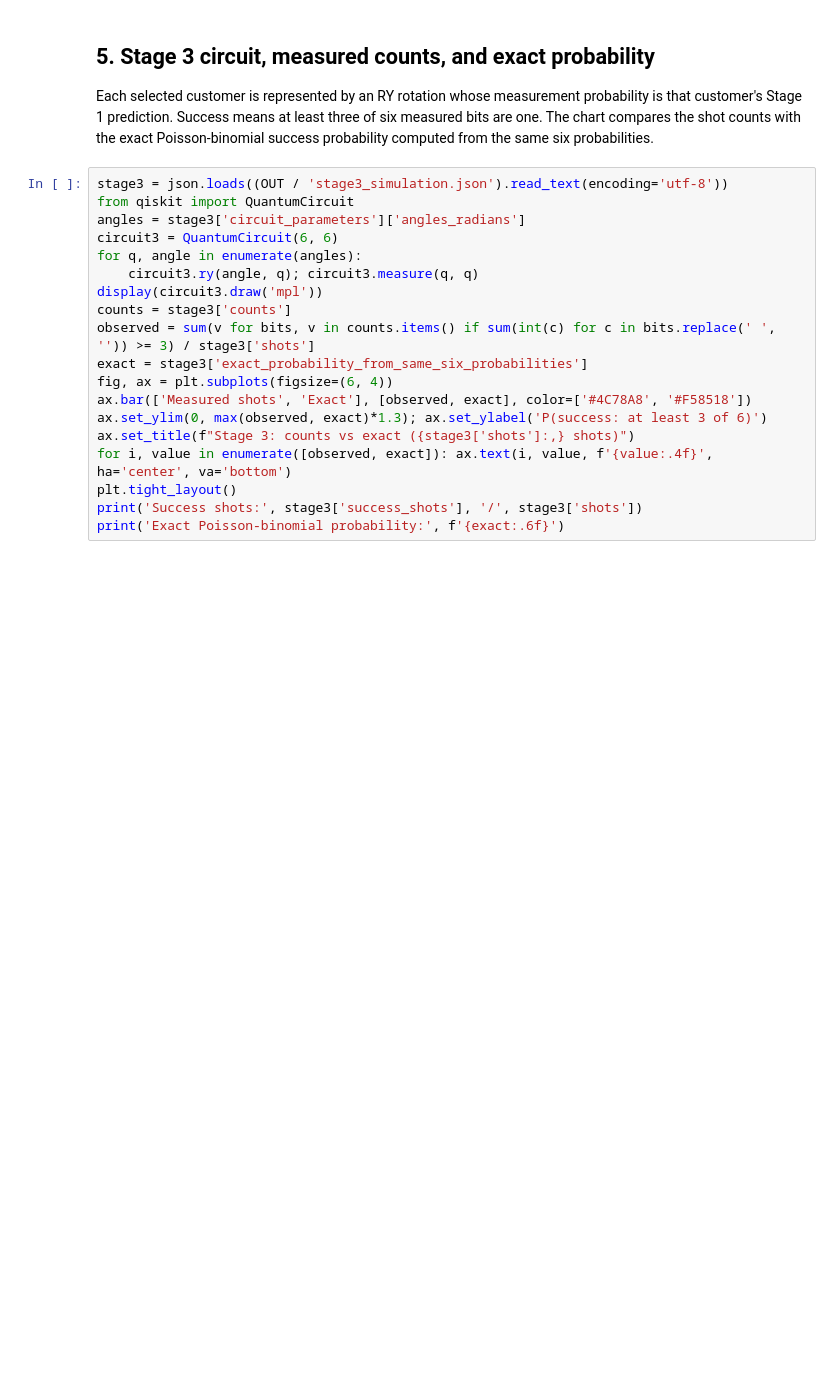
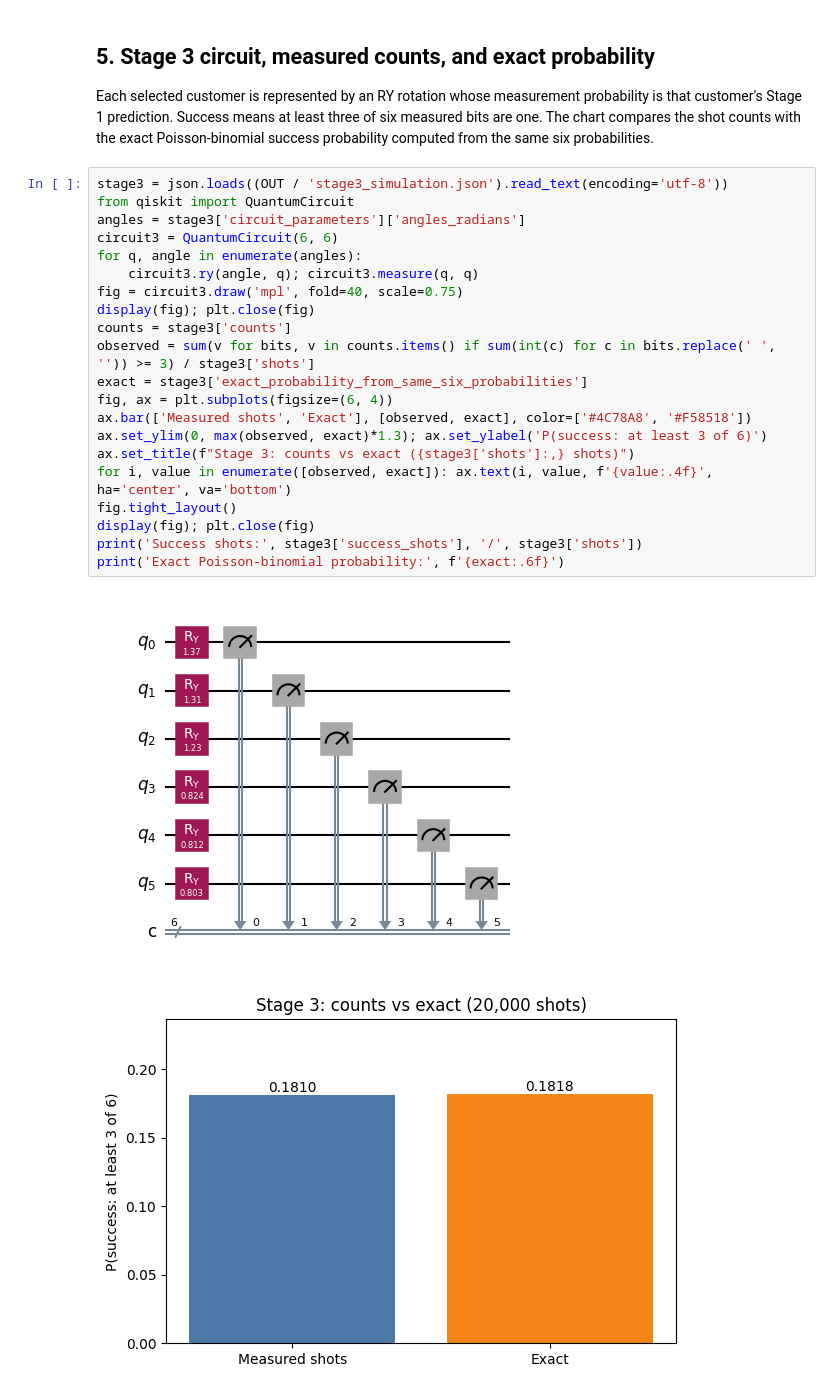
Before and after one commit to souvikbasuroy/Qampaign, a Jupyter notebook: notebooks/customer_selection_workbook.ipynb, the cells around one changed output. Saved outputs shown, nothing was run; the diff lists cells and outputs as text; blank space fills up the shorter version.

```diff
--- a/notebooks/customer_selection_workbook.ipynb
+++ b/notebooks/customer_selection_workbook.ipynb
@@ -129,20 +158,24 @@ Each selected customer is represented by an RY rotation whose measurement probab
 # %%
 stage3 = json.loads((OUT / 'stage3_simulation.json').read_text(encoding='utf-8'))
 from qiskit import QuantumCircuit
 angles = stage3['circuit_parameters']['angles_radians']
 circuit3 = QuantumCircuit(6, 6)
 for q, angle in enumerate(angles):
     circuit3.ry(angle, q); circuit3.measure(q, q)
-display(circuit3.draw('mpl'))
+fig = circuit3.draw('mpl', fold=40, scale=0.75)
+display(fig); plt.close(fig)
 counts = stage3['counts']
 observed = sum(v for bits, v in counts.items() if sum(int(c) for c in bits.replace(' ', '')) >= 3) / stage3['shots']
 exact = stage3['exact_probability_from_same_six_probabilities']
 fig, ax = plt.subplots(figsize=(6, 4))
 ax.bar(['Measured shots', 'Exact'], [observed, exact], color=['#4C78A8', '#F58518'])
 ax.set_ylim(0, max(observed, exact)*1.3); ax.set_ylabel('P(success: at least 3 of 6)')
 ax.set_title(f"Stage 3: counts vs exact ({stage3['shots']:,} shots)")
 for i, value in enumerate([observed, exact]): ax.text(i, value, f'{value:.4f}', ha='center', va='bottom')
-plt.tight_layout()
+fig.tight_layout()
+display(fig); plt.close(fig)
 print('Success shots:', stage3['success_shots'], '/', stage3['shots'])
 print('Exact Poisson-binomial probability:', f'{exact:.6f}')
 # %% [output]
+[figure, added]
+[figure, added]
```
Also changed, not shown: parts of 6 cells of this notebook.
